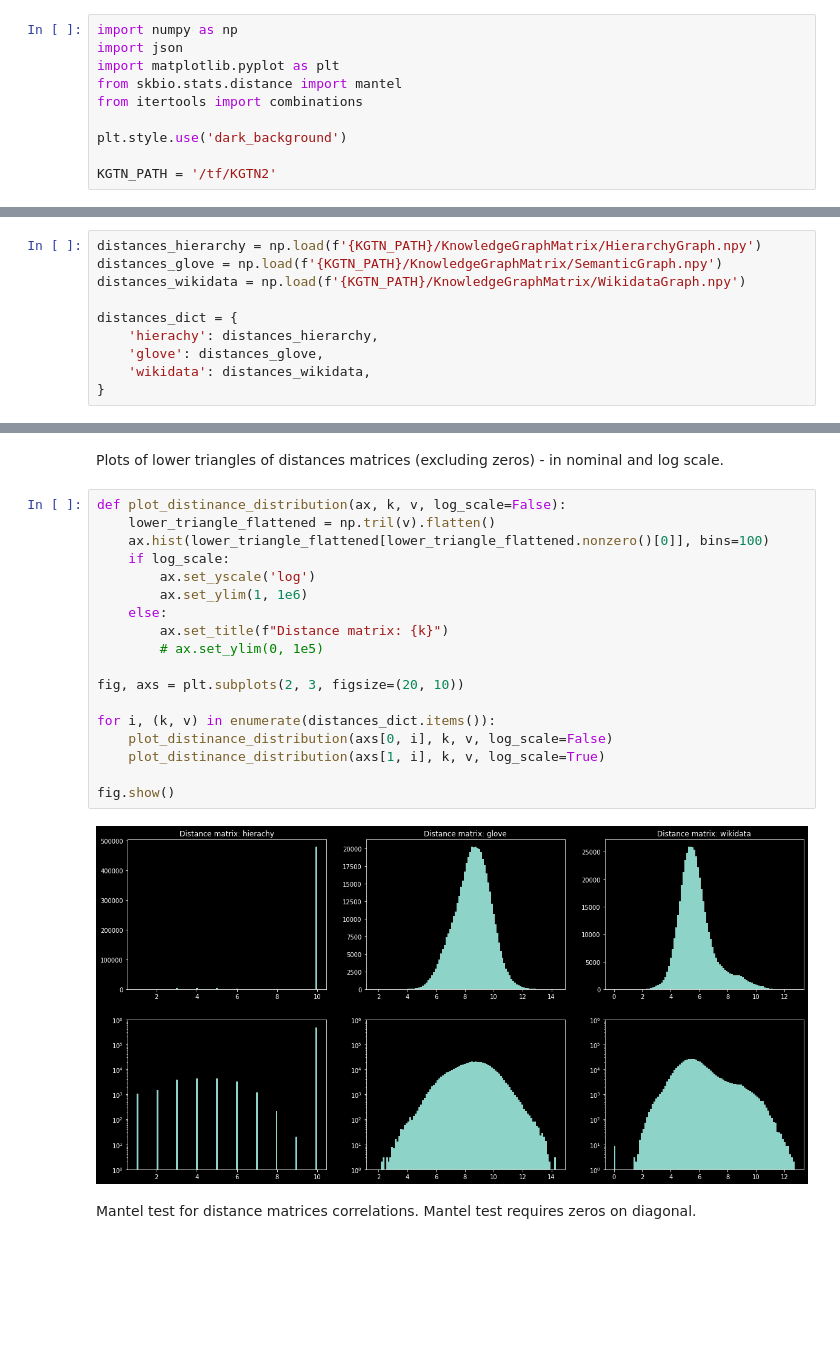
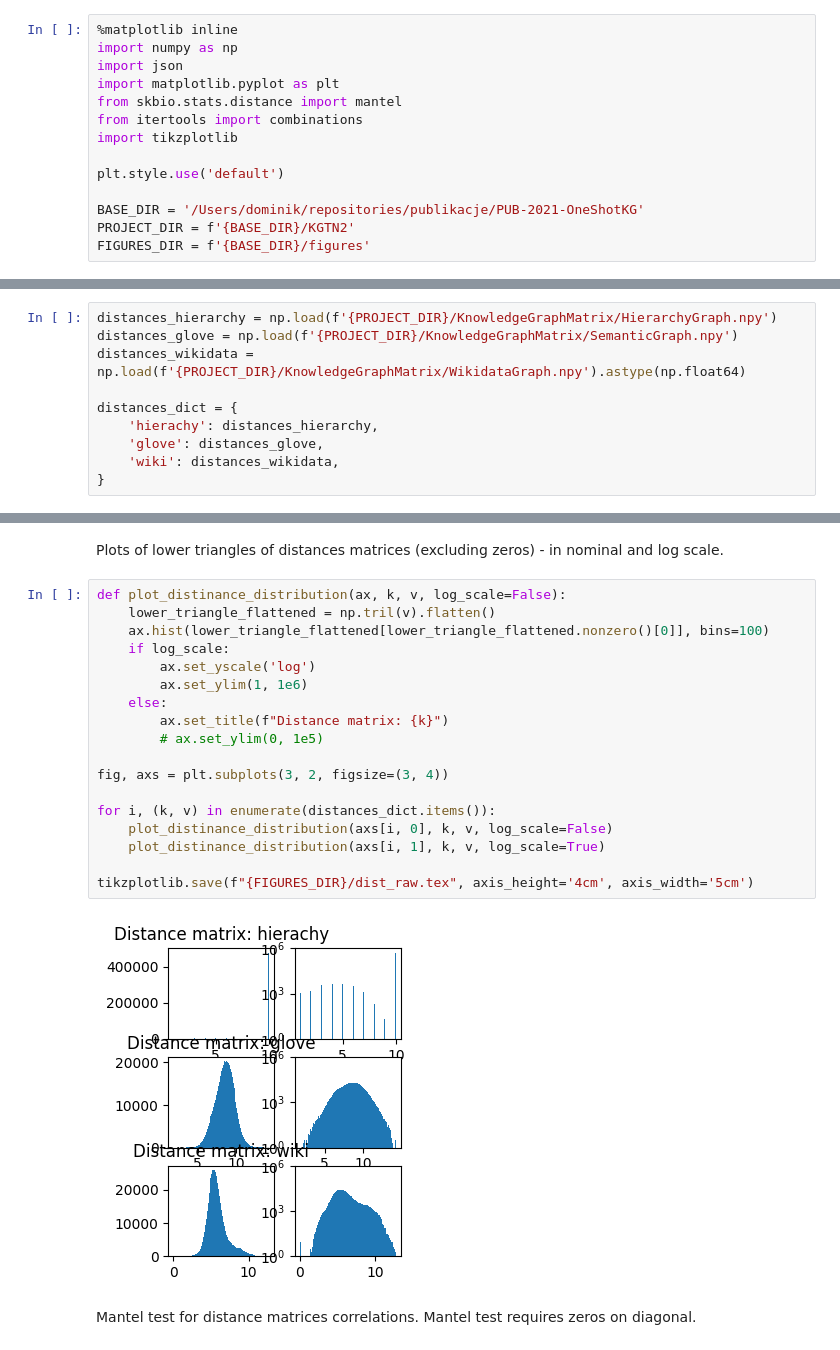
Before and after one commit to DominikFilipiak/KGTN-ens, a Jupyter notebook: notebooks/5_adjacency_matrix_comparisons.ipynb, the cells around one changed output, grey strips where cells are left out. Drawn from its saved outputs; the diff is of its cells as text; blank space fills up the shorter version.

Commit message:
Paths and hyperparameters

```diff
--- a/notebooks/5_adjacency_matrix_comparisons.ipynb
+++ b/notebooks/5_adjacency_matrix_comparisons.ipynb
@@ -23,10 +3,14 @@ You should consider upgrading via the '/usr/bin/python3 -m pip install --upgrade
 # %%
+%matplotlib inline
 import numpy as np
 import json
 import matplotlib.pyplot as plt
 from skbio.stats.distance import mantel
 from itertools import combinations
+import tikzplotlib
 
-plt.style.use('dark_background')
+plt.style.use('default')
 
-KGTN_PATH = '/tf/KGTN2'
+BASE_DIR = '/Users/dominik/repositories/publikacje/PUB-2021-OneShotKG'
+PROJECT_DIR = f'{BASE_DIR}/KGTN2'
+FIGURES_DIR = f'{BASE_DIR}/figures'
@@ -35,12 +17,12 @@ ModuleNotFoundError: No module named 'skbio'
 # %% [markdown]
 ## Adjacency matrices as-is
 # %%
-distances_hierarchy = np.load(f'{KGTN_PATH}/KnowledgeGraphMatrix/HierarchyGraph.npy')
-distances_glove = np.load(f'{KGTN_PATH}/KnowledgeGraphMatrix/SemanticGraph.npy')
-distances_wikidata = np.load(f'{KGTN_PATH}/KnowledgeGraphMatrix/WikidataGraph.npy')
+distances_hierarchy = np.load(f'{PROJECT_DIR}/KnowledgeGraphMatrix/HierarchyGraph.npy')
+distances_glove = np.load(f'{PROJECT_DIR}/KnowledgeGraphMatrix/SemanticGraph.npy')
+distances_wikidata = np.load(f'{PROJECT_DIR}/KnowledgeGraphMatrix/WikidataGraph.npy').astype(np.float64)
 
 distances_dict = {
     'hierachy': distances_hierarchy,
     'glove': distances_glove,
-    'wikidata': distances_wikidata,
+    'wiki': distances_wikidata,
 }
@@ -58,23 +46,23 @@ Plots of lower triangles of distances matrices (excluding zeros) - in nominal an
 # %%
 def plot_distinance_distribution(ax, k, v, log_scale=False):
     lower_triangle_flattened = np.tril(v).flatten()
     ax.hist(lower_triangle_flattened[lower_triangle_flattened.nonzero()[0]], bins=100)
     if log_scale:
         ax.set_yscale('log')
         ax.set_ylim(1, 1e6)
     else:
         ax.set_title(f"Distance matrix: {k}")
         # ax.set_ylim(0, 1e5)
 
-fig, axs = plt.subplots(2, 3, figsize=(20, 10))
+fig, axs = plt.subplots(3, 2, figsize=(3, 4))
 
 for i, (k, v) in enumerate(distances_dict.items()):
-    plot_distinance_distribution(axs[0, i], k, v, log_scale=False)
-    plot_distinance_distribution(axs[1, i], k, v, log_scale=True)
+    plot_distinance_distribution(axs[i, 0], k, v, log_scale=False)
+    plot_distinance_distribution(axs[i, 1], k, v, log_scale=True)
 
-fig.show()
+tikzplotlib.save(f"{FIGURES_DIR}/dist_raw.tex", axis_height='4cm', axis_width='5cm')
 # %% [output]
-[figure, old version]
+[figure, new version]
 # %% [markdown]
 Mantel test for distance matrices correlations. Mantel test requires zeros on diagonal.
 # %%
```
Also changed, not shown: parts of 13 cells of this notebook.
